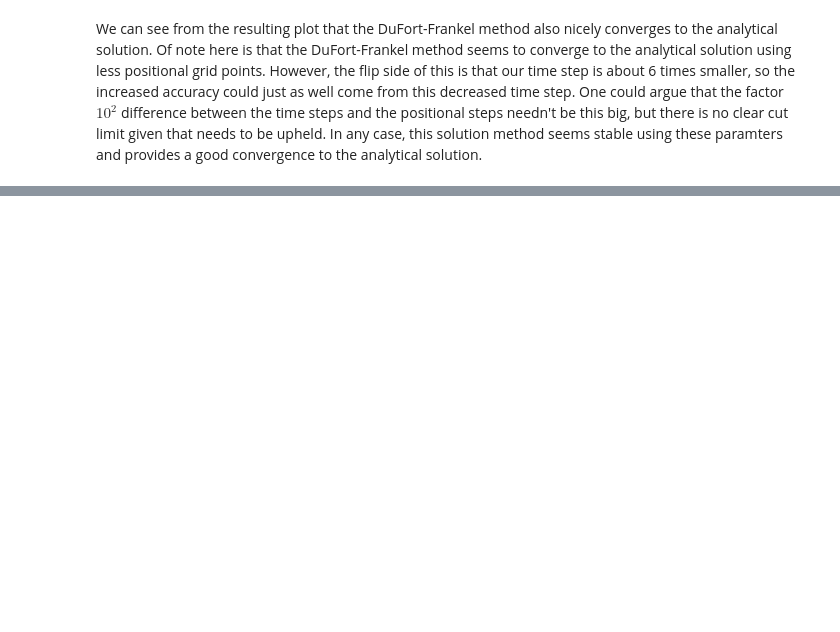
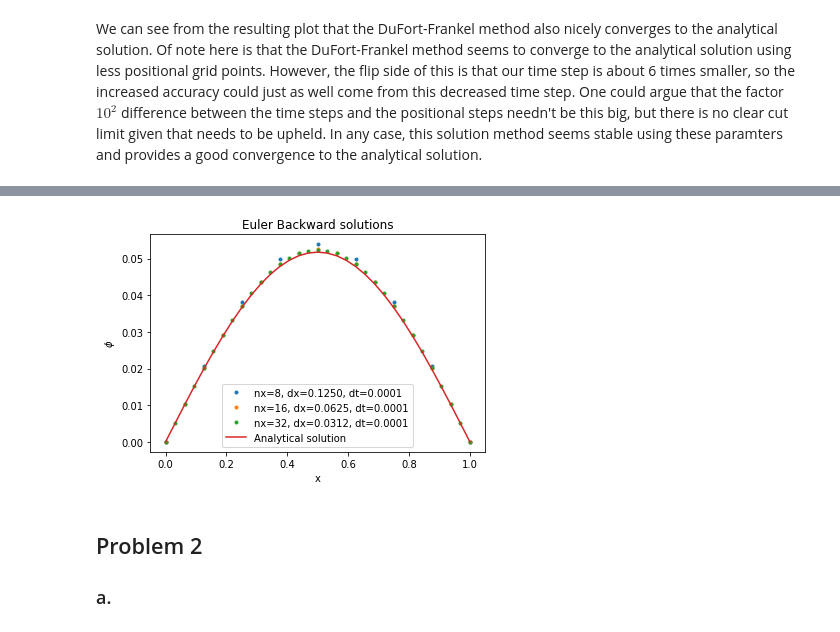
Before and after one commit to KevoSoftworks/mathematical_and_numerical_physics, a Jupyter notebook: hw1.ipynb, the cells around one changed output, grey strips where cells are left out. Saved outputs shown, nothing was run; the diff lists cells and outputs as text; code cells hidden in the pictures; blank space fills up the shorter version.

```diff
--- a/hw1.ipynb
+++ b/hw1.ipynb
@@ -89,0 +149,23 @@ We can see from the resulting plot that the DuFort-Frankel method also nicely co
+# %%
+nx = 8
+nt = 50
+
+eb = EulerBackward1D(xbounds = x, tbounds = t, nx = nx, nt = nt, ic = ic, M = M, nx_as_interval=True)
+
+matrix = eb.A
+
+# Inversion
+phi_inv = np.linalg.inv(matrix) @ eb.solution
+
+# LU decomposition
+phi_lu = lu_solve(lu_factor(matrix), eb.solution)
+
+# Tridiagonal
+phi_tri = next(eb.solve())
+
+if np.allclose(phi_inv[1:-1], phi_lu[1:-1]) and np.allclose(phi_inv[1:-1], phi_tri[1:-1]):
+    print("All solution methods (excl. boundaries) provide identical results")
+elif np.allclose(phi_inv, phi_lu):
+    print("Only library solutions provide identical results")
+else:
+    print("The solution methods are not equal")
@@ -89,0 +178,20 @@ We can see from the resulting plot that the DuFort-Frankel method also nicely co
+# %%
+# Compute the solution for the various given grid steps
+nt = 10000
+for nx in steps:
+    eb = EulerBackward1D(xbounds = x, tbounds = t, nx = nx, nt = nt, ic = ic, M = M, nx_as_interval=True)
+    eb.fullsolve()
+
+    plt.plot(eb.x, eb.solution, '.', label=f"nx={nx}, dx={eb.dx:.4f}, dt={eb.dt:.4f}")
+
+# Plot the results
+plt.plot(ef.x, ana(ef.x, t[1]), label="Analytical solution")
+plt.legend()
+plt.xlabel("x")
+plt.ylabel(r"$\phi$")
+plt.title("Euler Backward solutions");
+# %% [output]
+[figure, added]
+# %% [markdown]
+## Problem 2
+### a.
```
Also changed, not shown: parts of 8 cells of this notebook, 3 other files.
